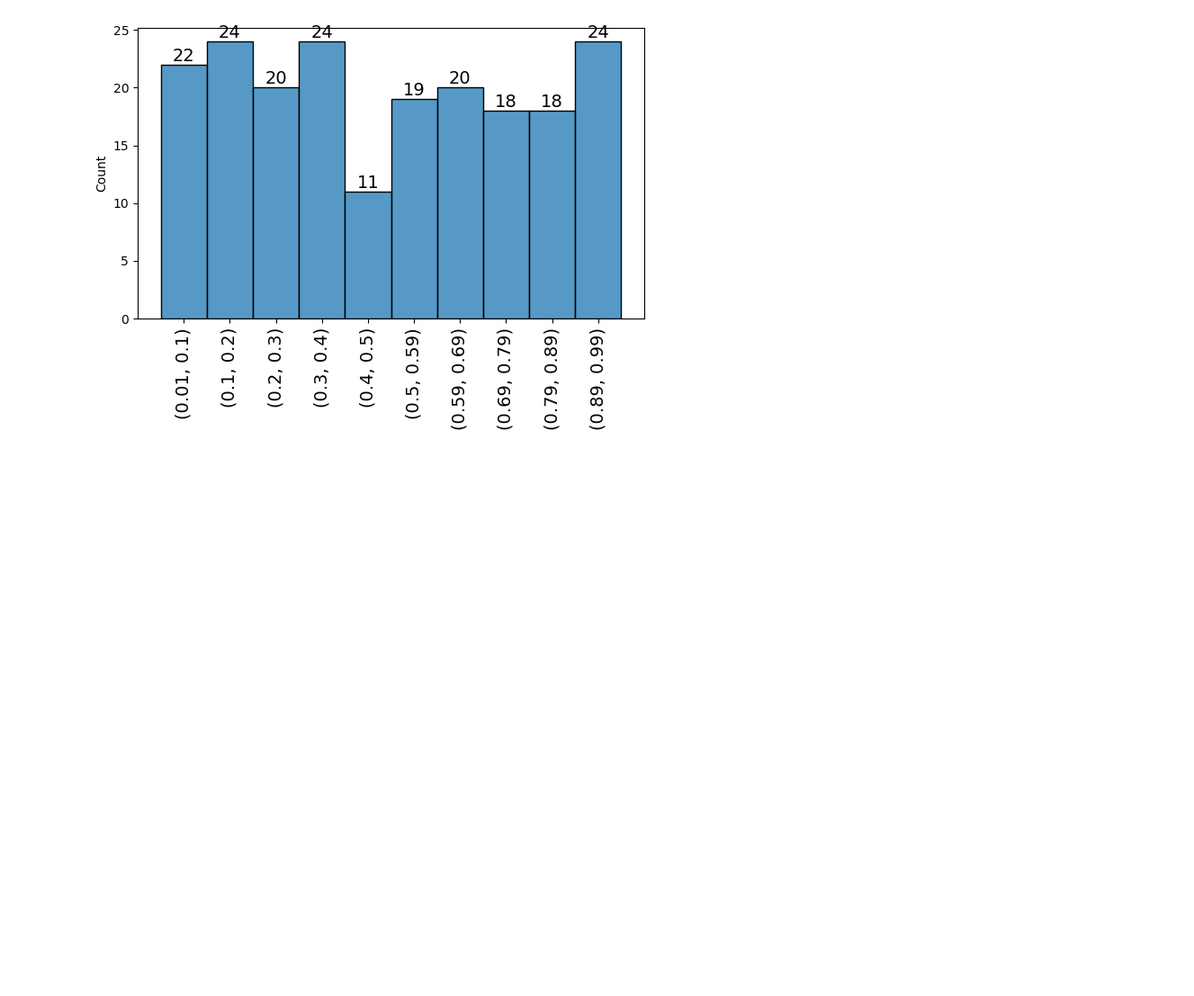
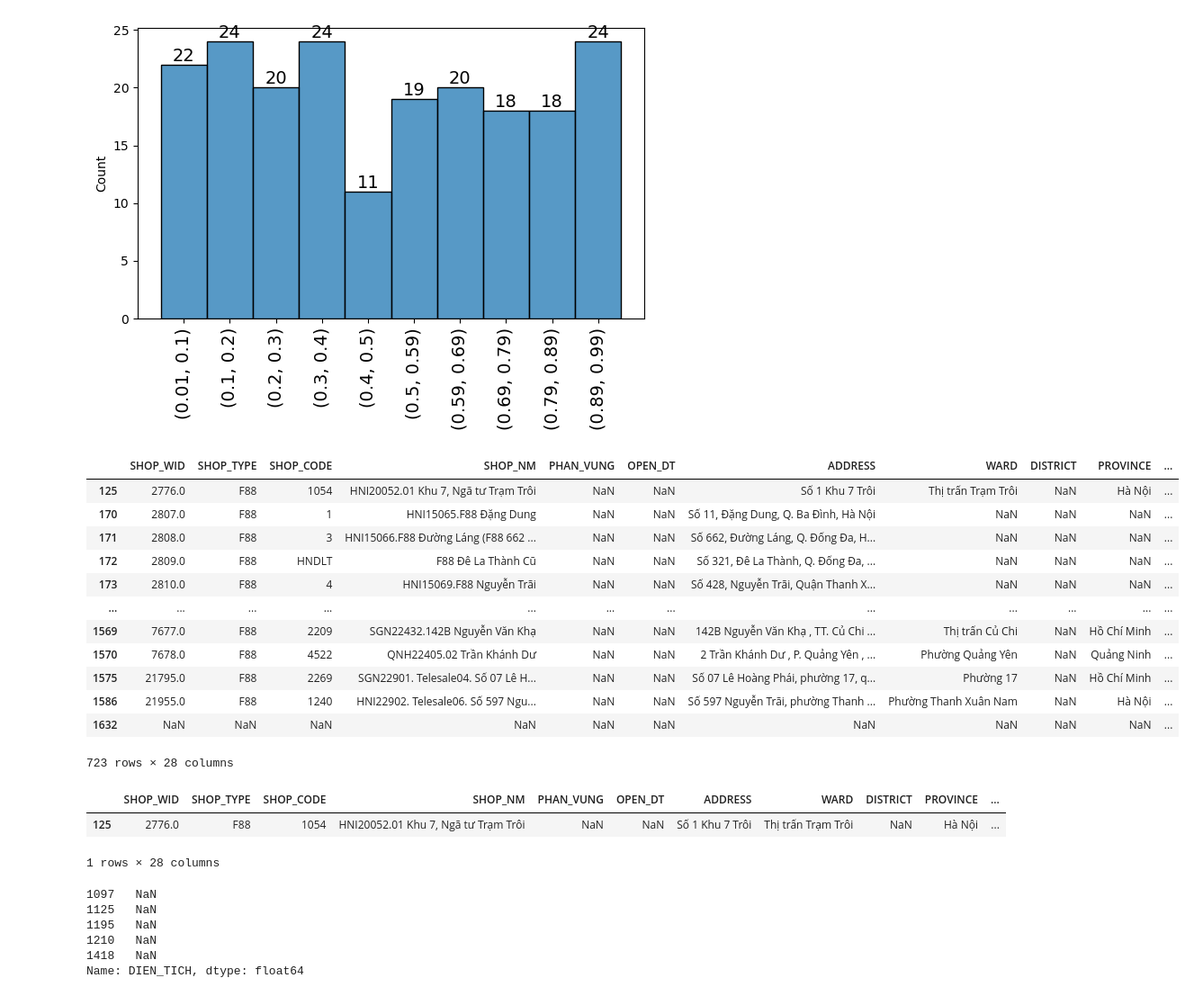
Before and after one commit to lhduc94/nhatkydata, a Jupyter notebook: notebooks/Python.ipynb, the cells around one changed output. Shown at 90% size. Cells and saved outputs as stored; diff of their text form; code cells hidden in the pictures; blank space fills up the shorter version.

```diff
--- a/notebooks/Python.ipynb
+++ b/notebooks/Python.ipynb
@@ -168,0 +171,2 @@ ax.set_xticks(mids, labels=labels, fontsize=14, rotation=90)
+# %%
+df = pd.read_csv("F:\Workspace/3. F88\location_analysis\inputs\shop_info.csv")
@@ -168,0 +175,31 @@ ax.set_xticks(mids, labels=labels, fontsize=14, rotation=90)
+# %%
+df[df.LATITUDE.isnull()]
+# %% [output]
+|  | SHOP_WID | SHOP_TYPE | SHOP_CODE | SHOP_NM | PHAN_VUNG | OPEN_DT | ADDRESS | WARD | DISTRICT | PROVINCE | ... |
+| 125 | 2776.0 | F88 | 1054 | HNI20052.01 Khu 7, Ngã tư Trạm Trôi | NaN | NaN | Số 1 Khu 7 Trôi | Thị trấn Trạm Trôi | NaN | Hà Nội | ... |
+| 170 | 2807.0 | F88 | 1 | HNI15065.F88 Đặng Dung | NaN | NaN | Số 11, Đặng Dung, Q. Ba Đình, Hà Nội | NaN | NaN | NaN | ... |
+| 171 | 2808.0 | F88 | 3 | HNI15066.F88 Đường Láng (F88 662 ... | NaN | NaN | Số 662, Đường Láng, Q. Đống Đa, H... | NaN | NaN | NaN | ... |
+| 172 | 2809.0 | F88 | HNDLT | F88 Đê La Thành Cũ | NaN | NaN | Số 321, Đê La Thành, Q. Đống Đa, ... | NaN | NaN | NaN | ... |
+| 173 | 2810.0 | F88 | 4 | HNI15069.F88 Nguyễn Trãi | NaN | NaN | Số 428, Nguyễn Trãi, Quận Thanh X... | NaN | NaN | NaN | ... |
+| ... | ... | ... | ... | ... | ... | ... | ... | ... | ... | ... | ... |
+| 1569 | 7677.0 | F88 | 2209 | SGN22432.142B Nguyễn Văn Khạ | NaN | NaN | 142B Nguyễn Văn Khạ , TT. Củ Chi ... | Thị trấn Củ Chi | NaN | Hồ Chí Minh | ... |
+| 1570 | 7678.0 | F88 | 4522 | QNH22405.02 Trần Khánh Dư | NaN | NaN | 2 Trần Khánh Dư , P. Quảng Yên , ... | Phường Quảng Yên | NaN | Quảng Ninh | ... |
+| 1575 | 21795.0 | F88 | 2269 | SGN22901. Telesale04. Số 07 Lê H... | NaN | NaN | Số 07 Lê Hoàng Phái, phường 17, q... | Phường 17 | NaN | Hồ Chí Minh | ... |
+| 1586 | 21955.0 | F88 | 1240 | HNI22902. Telesale06. Số 597 Ngu... | NaN | NaN | Số 597 Nguyễn Trãi, phường Thanh ... | Phường Thanh Xuân Nam | NaN | Hà Nội | ... |
+| 1632 | NaN | NaN | NaN | NaN | NaN | NaN | NaN | NaN | NaN | NaN | ... |
+723 rows × 28 columns
+# %%
+df[df.SHOP_WID==2776.0]
+# %% [output]
+|  | SHOP_WID | SHOP_TYPE | SHOP_CODE | SHOP_NM | PHAN_VUNG | OPEN_DT | ADDRESS | WARD | DISTRICT | PROVINCE | ... |
+| 125 | 2776.0 | F88 | 1054 | HNI20052.01 Khu 7, Ngã tư Trạm Trôi | NaN | NaN | Số 1 Khu 7 Trôi | Thị trấn Trạm Trôi | NaN | Hà Nội | ... |
+1 rows × 28 columns
+# %%
+df[df.PROVINCE=='Hoà Bình']['DIEN_TICH']
+# %% [output]
+1097   NaN
+1125   NaN
+1195   NaN
+1210   NaN
+1418   NaN
+Name: DIEN_TICH, dtype: float64
```
Also changed, not shown: parts of 7 cells of this notebook, 11 other files.
